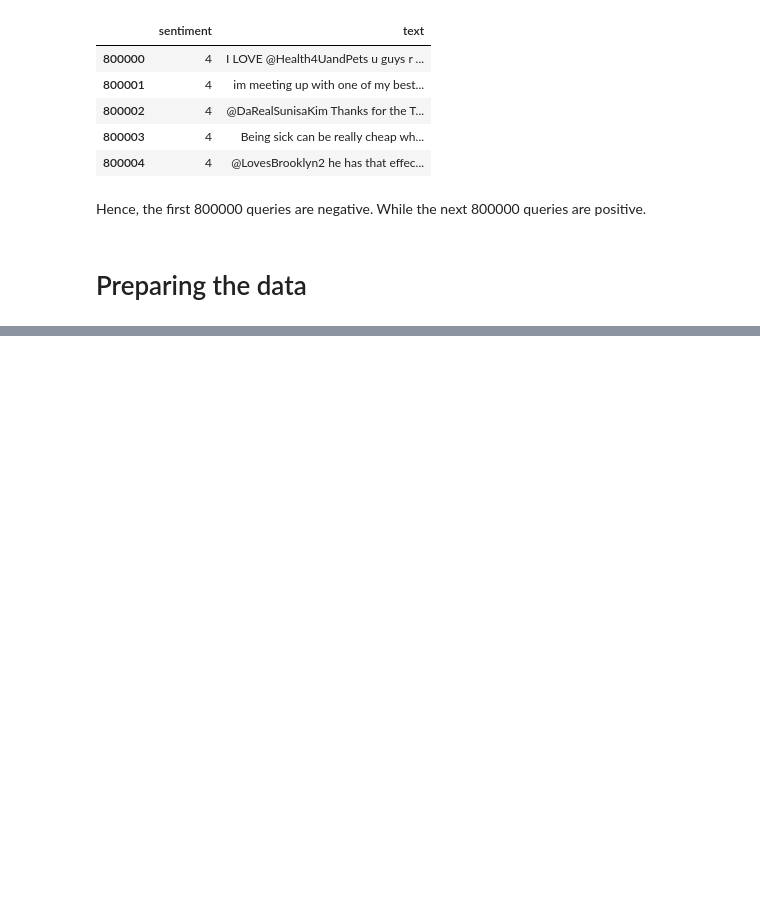
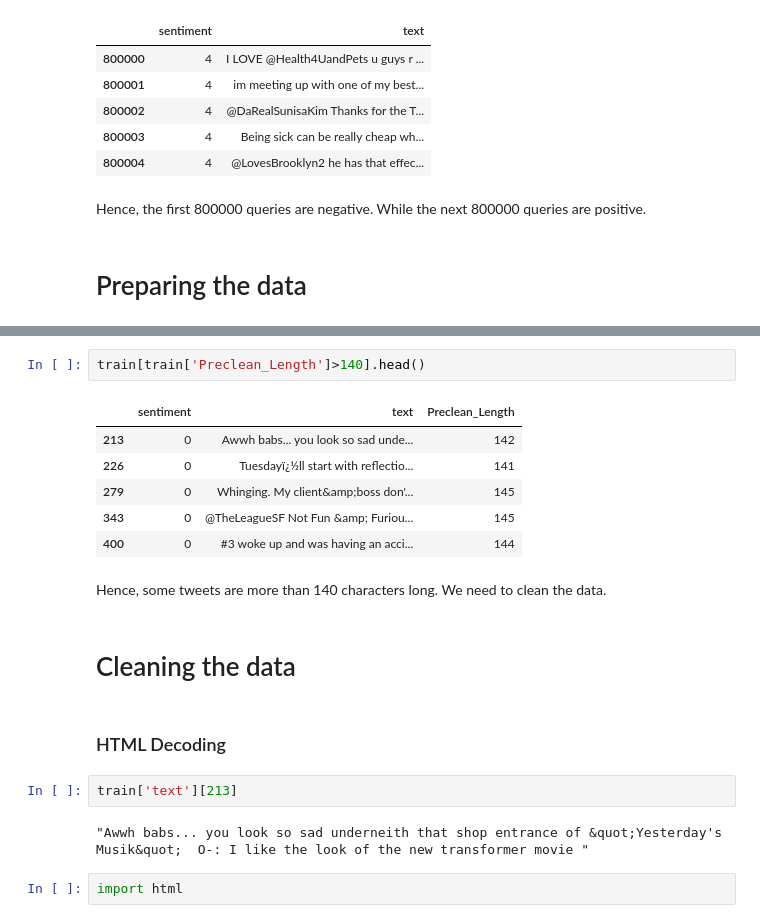
Before and after one commit to rkritika1508/Sentiment-Analysis, a Jupyter notebook: First.ipynb, the cells around one changed output, grey strips where cells are left out. Drawn from its saved outputs; the diff is of its cells as text; blank space fills up the shorter version.

```diff
--- a/First.ipynb
+++ b/First.ipynb
@@ -65,0 +87,21 @@ Hence, the first 800000 queries are negative. While the next 800000 queries are
+# %%
+train[train['Preclean_Length']>140].head()
+# %% [output]
+|  | sentiment | text | Preclean_Length |
+| 213 | 0 | Awwh babs... you look so sad unde... | 142 |
+| 226 | 0 | Tuesdayï¿½ll start with reflectio... | 141 |
+| 279 | 0 | Whinging. My client&amp;boss don'... | 145 |
+| 343 | 0 | @TheLeagueSF Not Fun &amp; Furiou... | 145 |
+| 400 | 0 | #3 woke up and was having an acci... | 144 |
+# %% [markdown]
+Hence, some tweets are more than 140 characters long. We need to clean the data.
+# %% [markdown]
+# Cleaning the data
+# %% [markdown]
+### HTML Decoding
+# %%
+train['text'][213]
+# %% [output]
+"Awwh babs... you look so sad underneith that shop entrance of &quot;Yesterday's Musik&quot;  O-: I like the look of the new transformer movie "
+# %%
+import html
```
Also changed, not shown: parts of 6 cells of this notebook.
